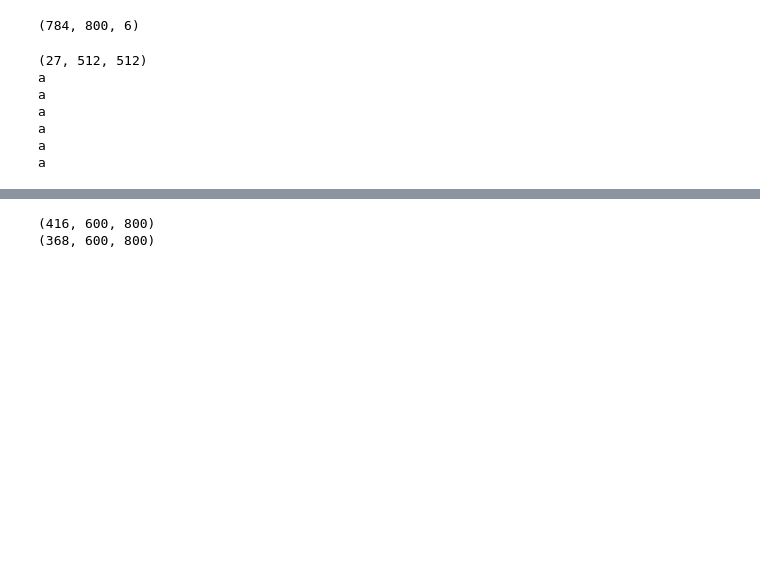
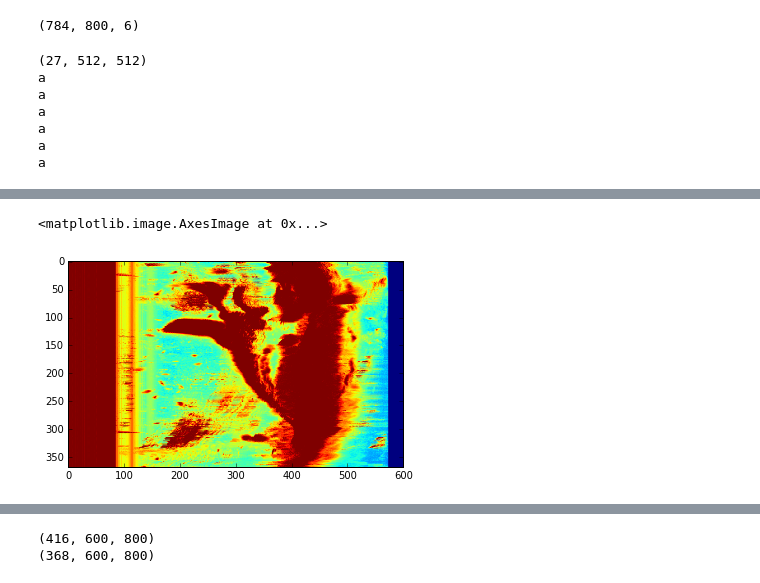
Before and after one commit to HastingsGreer/ultrasoundRegistration, a Jupyter notebook: pca_experiment/PCA.ipynb, the cells around one changed output, grey strips where cells are left out. Cells and saved outputs as stored; diff of their text form; code cells hidden in the pictures; blank space fills up the shorter version.

```diff
--- a/pca_experiment/PCA.ipynb
+++ b/pca_experiment/PCA.ipynb
@@ -144,0 +140,5 @@ plt.imshow(a1[200])
+# %%
+plt.imshow(np.max(a1, 2))
+# %% [output]
+<matplotlib.image.AxesImage at 0x...>
+[figure, added]
```
Also changed, not shown: parts of 8 cells of this notebook, 4 other files.
